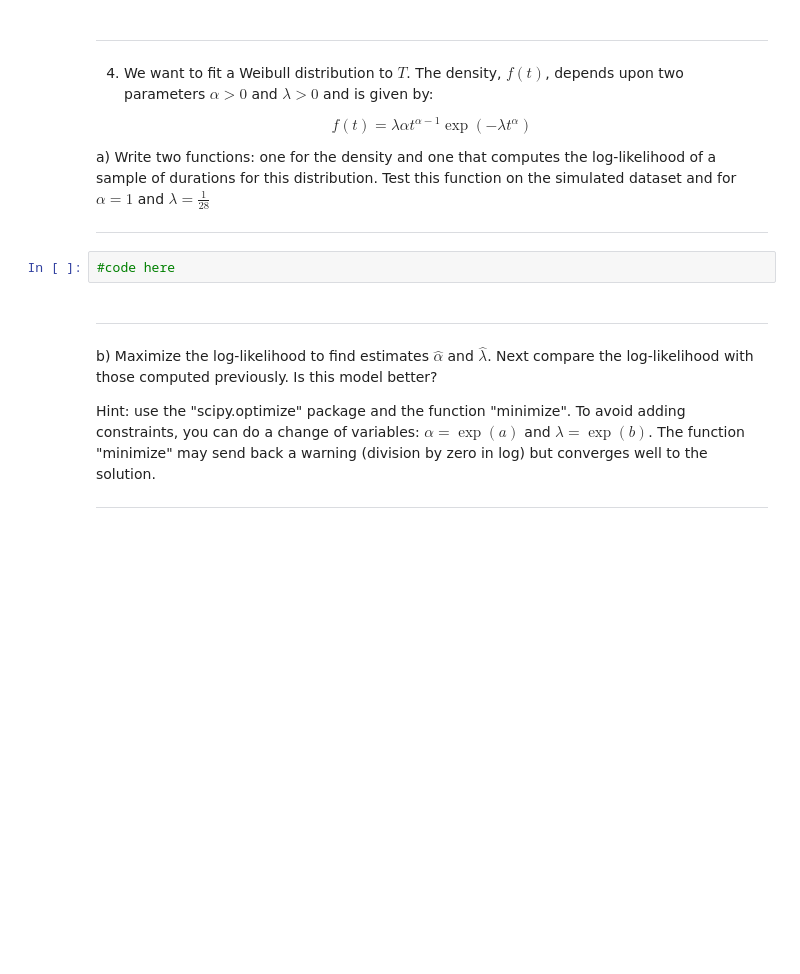
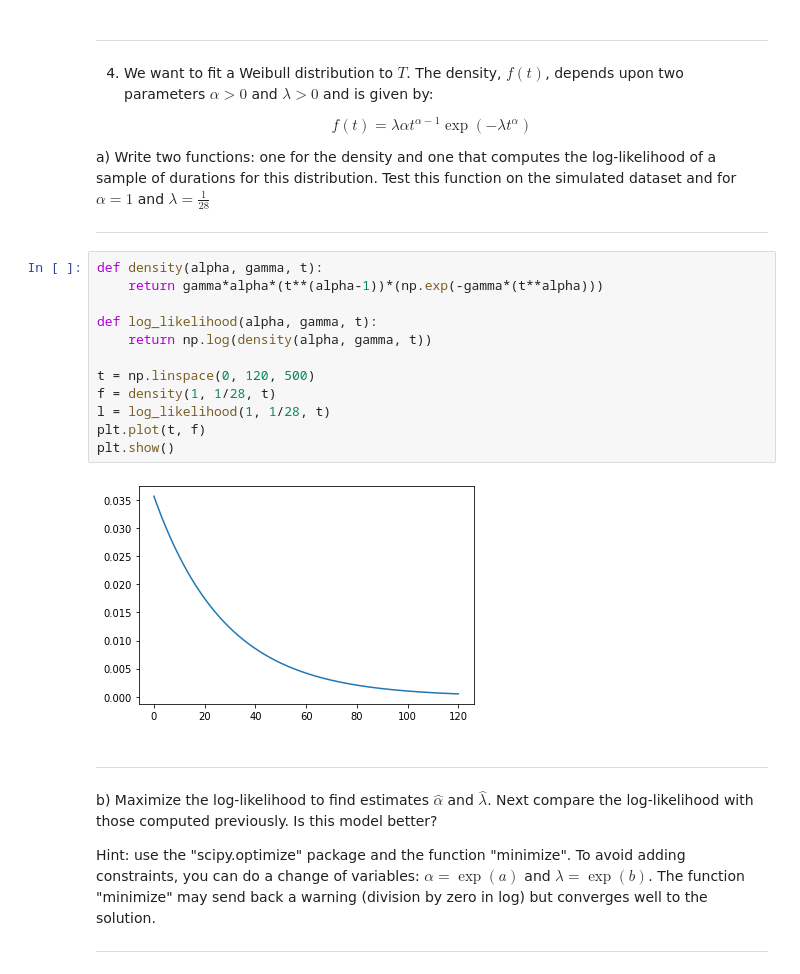
Before and after one commit to tsonnet/hackathon-mayo, a Jupyter notebook: Hackathon1.ipynb, the cells around one changed output. Saved outputs shown, nothing was run; the diff lists cells and outputs as text; blank space fills up the shorter version.

```diff
--- a/Hackathon1.ipynb
+++ b/Hackathon1.ipynb
@@ -148,8 +153,20 @@ $$ f(t)=\lambda \alpha t^{\alpha-1} \exp(-\lambda t^\alpha) $$
 a) Write two functions: one for the density and one that computes the log-likelihood of a sample of durations for this distribution. Test this function on the simulated dataset and for $\alpha=1$ and $\lambda=\frac{1}{28}$
 
 ------------------------------------------------------------------------------------------------------
-# %%
-#code here
+# %%
+def density(alpha, gamma, t):
+    return gamma*alpha*(t**(alpha-1))*(np.exp(-gamma*(t**alpha)))
+
+def log_likelihood(alpha, gamma, t):
+    return np.log(density(alpha, gamma, t))
+
+t = np.linspace(0, 120, 500)
+f = density(1, 1/28, t)
+l = log_likelihood(1, 1/28, t)
+plt.plot(t, f)
+plt.show()
+# %% [output]
+[figure, added]
 # %% [markdown]
 ------------------------------------------------------------------------------------------------------
 
```
Also changed, not shown: parts of 4 cells of this notebook, 2 other files.
